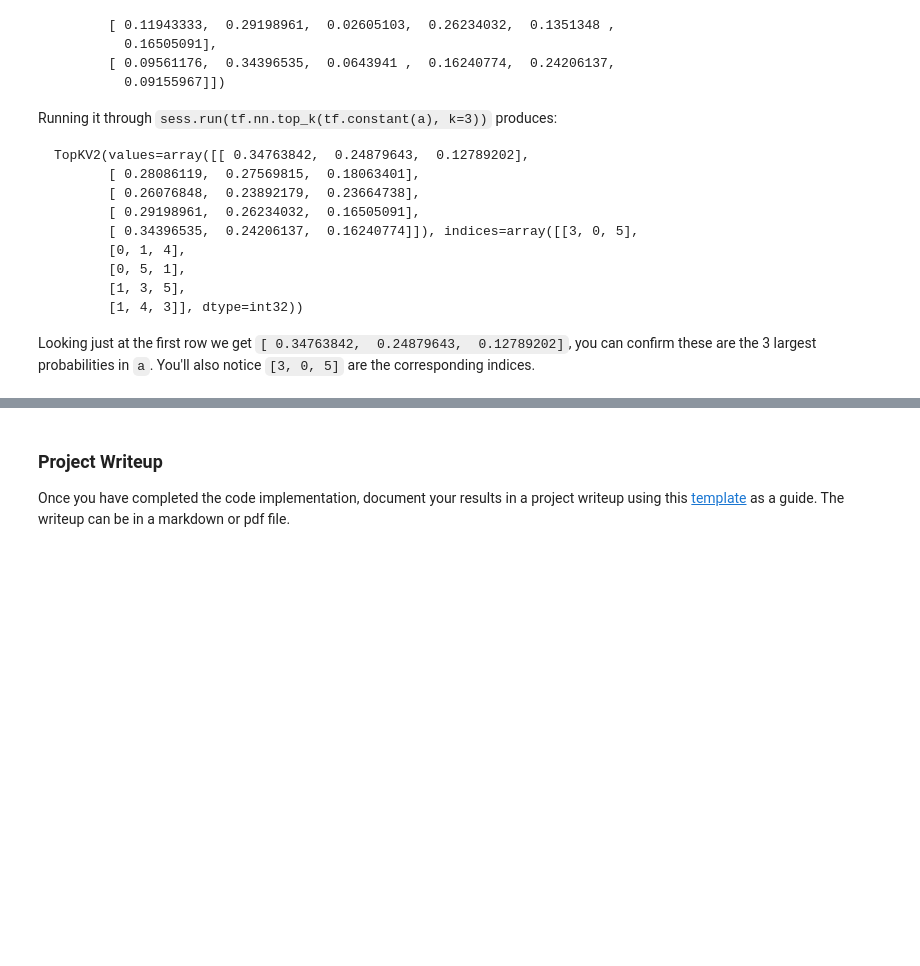
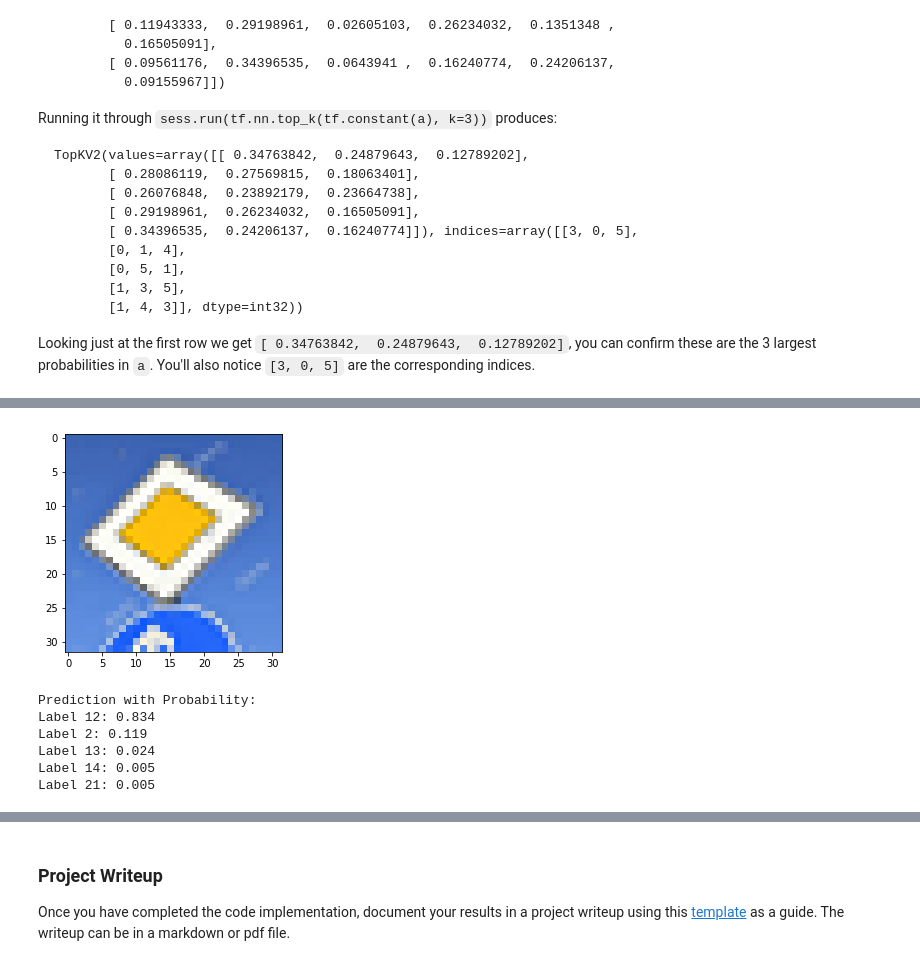
Before and after one commit to Dios-Malone/CarND-Traffic-Sign-Classifier-Project, a Jupyter notebook: Traffic_Sign_Classifier.ipynb, the cells around one changed output, grey strips where cells are left out. Drawn from its saved outputs; the diff is of its cells as text; code cells hidden in the pictures; blank space fills up the shorter version.

```diff
--- a/Traffic_Sign_Classifier.ipynb
+++ b/Traffic_Sign_Classifier.ipynb
@@ -611,0 +645,15 @@ Looking just at the first row we get `[ 0.34763842,  0.24879643,  0.12789202]`,
+# %%
+img_index = 1
+plt.imshow(new_imgs[img_index])
+plt.show()
+print("Prediction with Probability:")
+for i in range(k_value):
+    print("Label {}: {:.3f}".format(output[1][img_index][i], output[0][img_index][i]))
+# %% [output]
+[figure, added]
+Prediction with Probability:
+Label 12: 0.834
+Label 2: 0.119
+Label 13: 0.024
+Label 14: 0.005
+Label 21: 0.005
```
Also changed, not shown: parts of 11 cells of this notebook.
